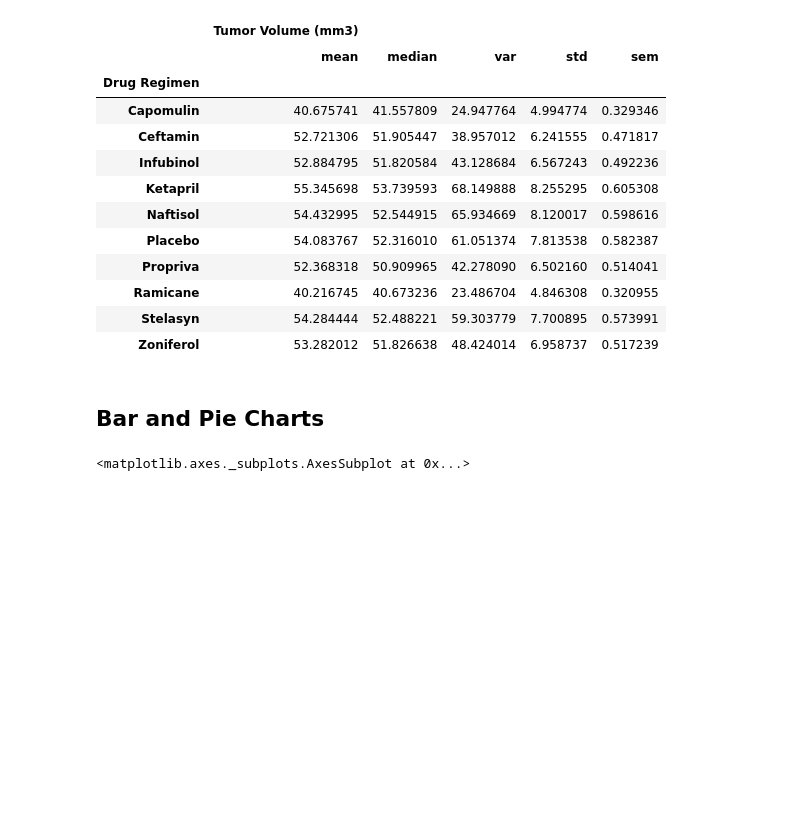
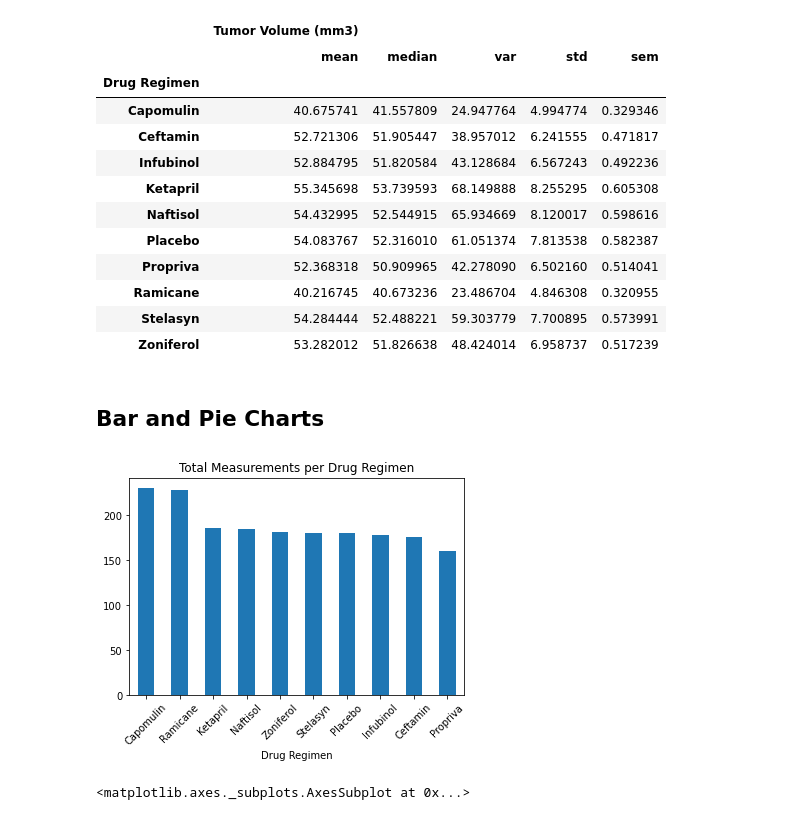
Before and after one commit to sgaetz1/matplotlib-challenge, a Jupyter notebook: pymaceuticals.ipynb, the cells around one changed output. Cells and saved outputs as stored; diff of their text form; code cells hidden in the pictures; blank space fills up the shorter version.

```diff
--- a/pymaceuticals.ipynb
+++ b/pymaceuticals.ipynb
@@ -127,6 +125,14 @@ df.groupby('Drug Regimen').agg({'Tumor Volume (mm3)': ['mean', 'median', 'var',
 | Zoniferol | 53.282012 | 51.826638 | 48.424014 | 6.958737 | 0.517239 |
 # %% [markdown]
 ## Bar and Pie Charts
+# %%
+# Generate a bar plot showing the total number of measurements taken on each drug regimen using pandas.
+drug_group = df.groupby('Drug Regimen')
+counts = drug_group['Drug Regimen'].count()
+count = counts.sort_values(ascending = False)
+drug_chart = count.plot(kind = 'bar', rot = 45, title = "Total Measurements per Drug Regimen")
+# %% [output]
+[figure, added]
 # %%
 # Generate a bar plot showing the total number of measurements taken on each drug regimen using pandas.
 
```
Also changed, not shown: parts of 11 cells of this notebook.
